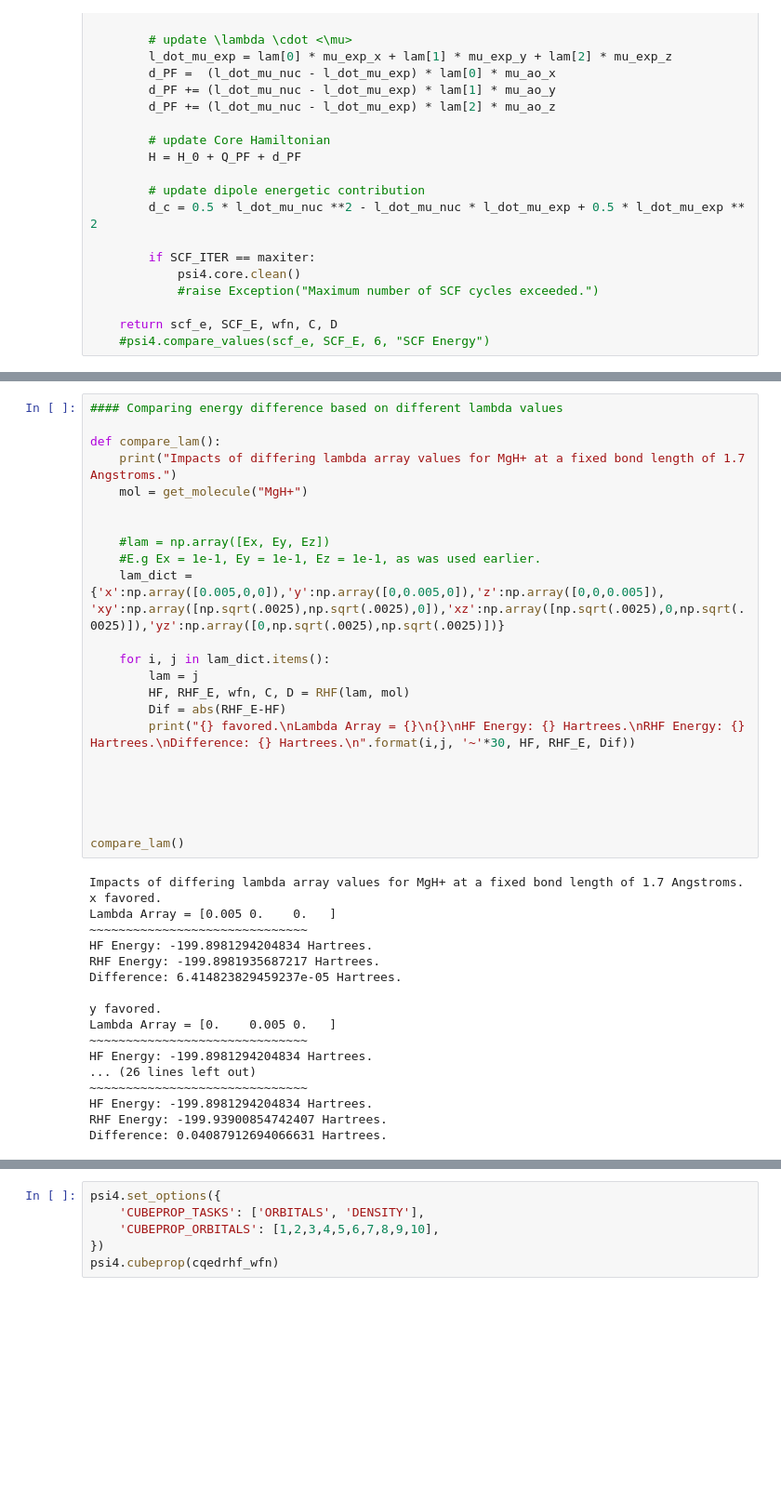
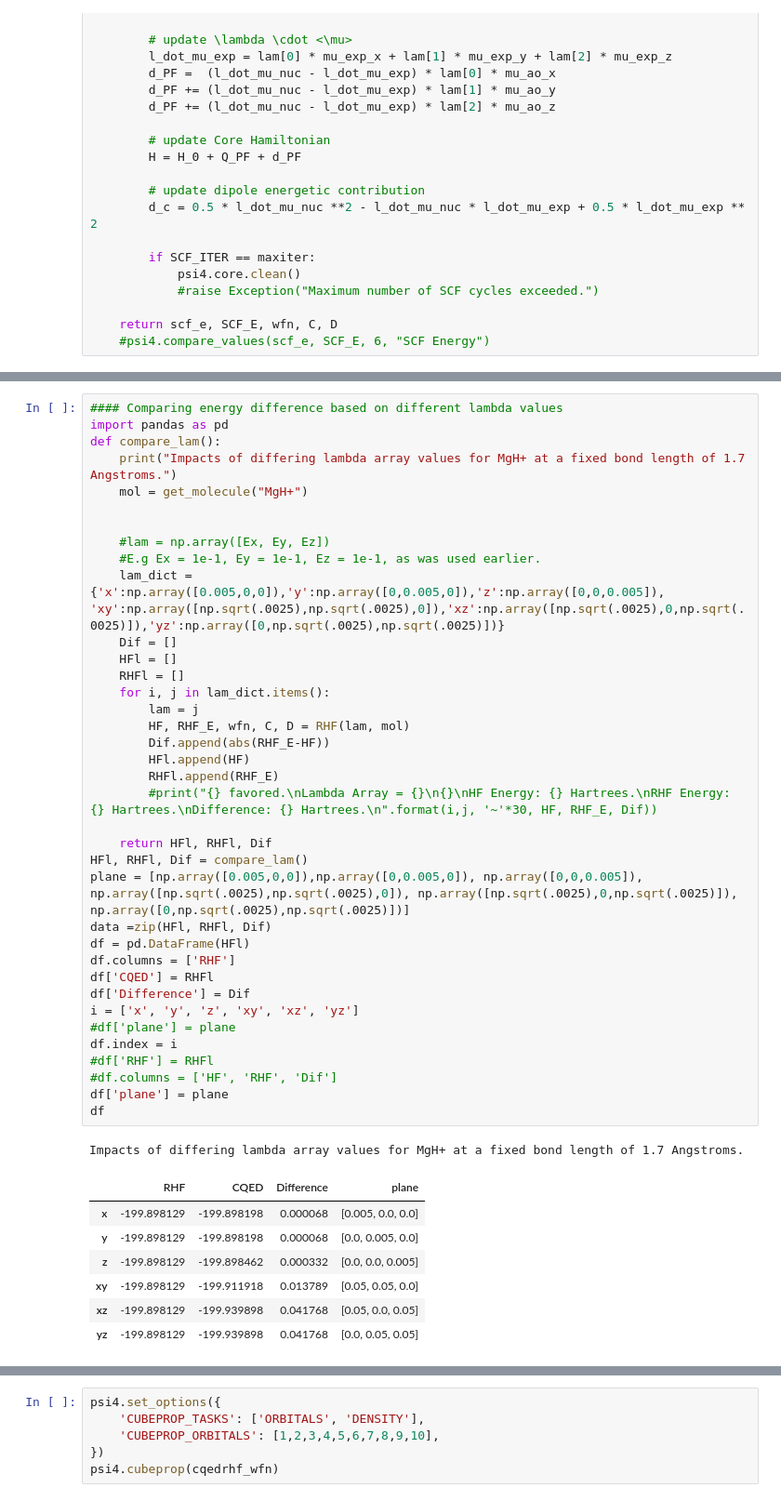
Before and after one commit to FoleyLab/SCF, a Jupyter notebook: polaritonic_and_more/cqed_rhf.ipynb, the cells around one changed output, grey strips where cells are left out. Shown at 93% size. Cells and saved outputs as stored; diff of their text form; blank space fills up the shorter version.

```diff
--- a/polaritonic_and_more/cqed_rhf.ipynb
+++ b/polaritonic_and_more/cqed_rhf.ipynb
@@ -541,43 +554,48 @@ plt.show()
 # %%
 #### Comparing energy difference based on different lambda values
-
+import pandas as pd
 def compare_lam():
     print("Impacts of differing lambda array values for MgH+ at a fixed bond length of 1.7 Angstroms.")
     mol = get_molecule("MgH+")
 
 
     #lam = np.array([Ex, Ey, Ez])
     #E.g Ex = 1e-1, Ey = 1e-1, Ez = 1e-1, as was used earlier.
     lam_dict = {'x':np.array([0.005,0,0]),'y':np.array([0,0.005,0]),'z':np.array([0,0,0.005]), 'xy':np.array([np.sqrt(.0025),np.sqrt(.0025),0]),'xz':np.array([np.sqrt(.0025),0,np.sqrt(.0025)]),'yz':np.array([0,np.sqrt(.0025),np.sqrt(.0025)])}
-
+    Dif = []
+    HFl = []
+    RHFl = []
     for i, j in lam_dict.items():
         lam = j
         HF, RHF_E, wfn, C, D = RHF(lam, mol)
-        Dif = abs(RHF_E-HF)
-        print("{} favored.\nLambda Array = {}\n{}\nHF Energy: {} Hartrees.\nRHF Energy: {} Hartrees.\nDifference: {} Hartrees.\n".format(i,j, '~'*30, HF, RHF_E, Dif))
+        Dif.append(abs(RHF_E-HF))
+        HFl.append(HF)
+        RHFl.append(RHF_E)
+        #print("{} favored.\nLambda Array = {}\n{}\nHF Energy: {} Hartrees.\nRHF Energy: {} Hartrees.\nDifference: {} Hartrees.\n".format(i,j, '~'*30, HF, RHF_E, Dif))
 
-
-
-
-
-compare_lam()
+    return HFl, RHFl, Dif
+HFl, RHFl, Dif = compare_lam()
+plane = [np.array([0.005,0,0]),np.array([0,0.005,0]), np.array([0,0,0.005]), np.array([np.sqrt(.0025),np.sqrt(.0025),0]), np.array([np.sqrt(.0025),0,np.sqrt(.0025)]), np.array([0,np.sqrt(.0025),np.sqrt(.0025)])]
+data =zip(HFl, RHFl, Dif)
+df = pd.DataFrame(HFl)
+df.columns = ['RHF']
+df['CQED'] = RHFl
+df['Difference'] = Dif
+i = ['x', 'y', 'z', 'xy', 'xz', 'yz']
+#df['plane'] = plane
+df.index = i
+#df['RHF'] = RHFl
+#df.columns = ['HF', 'RHF', 'Dif']
+df['plane'] = plane
+df
 # %% [output]
 Impacts of differing lambda array values for MgH+ at a fixed bond length of 1.7 Angstroms.
-x favored.
-Lambda Array = [0.005 0.    0.   ]
-~~~~~~~~~~~~~~~~~~~~~~~~~~~~~~
-HF Energy: -199.8981294204834 Hartrees.
-RHF Energy: -199.8981935687217 Hartrees.
-Difference: 6.414823829459237e-05 Hartrees.
-
-y favored.
-Lambda Array = [0.    0.005 0.   ]
-~~~~~~~~~~~~~~~~~~~~~~~~~~~~~~
-HF Energy: -199.8981294204834 Hartrees.
-... (26 lines left out)
-~~~~~~~~~~~~~~~~~~~~~~~~~~~~~~
-HF Energy: -199.8981294204834 Hartrees.
-RHF Energy: -199.93900854742407 Hartrees.
-Difference: 0.04087912694066631 Hartrees.
+|  | RHF | CQED | Difference | plane |
+| x | -199.898129 | -199.898198 | 0.000068 | [0.005, 0.0, 0.0] |
+| y | -199.898129 | -199.898198 | 0.000068 | [0.0, 0.005, 0.0] |
+| z | -199.898129 | -199.898462 | 0.000332 | [0.0, 0.0, 0.005] |
+| xy | -199.898129 | -199.911918 | 0.013789 | [0.05, 0.05, 0.0] |
+| xz | -199.898129 | -199.939898 | 0.041768 | [0.05, 0.0, 0.05] |
+| yz | -199.898129 | -199.939898 | 0.041768 | [0.0, 0.05, 0.05] |
 # %%
 # RHF Wavefunction dict from the original RHF wavefunction object 'wfn'
```
Also changed, not shown: parts of 8 cells of this notebook, 3 other files.
